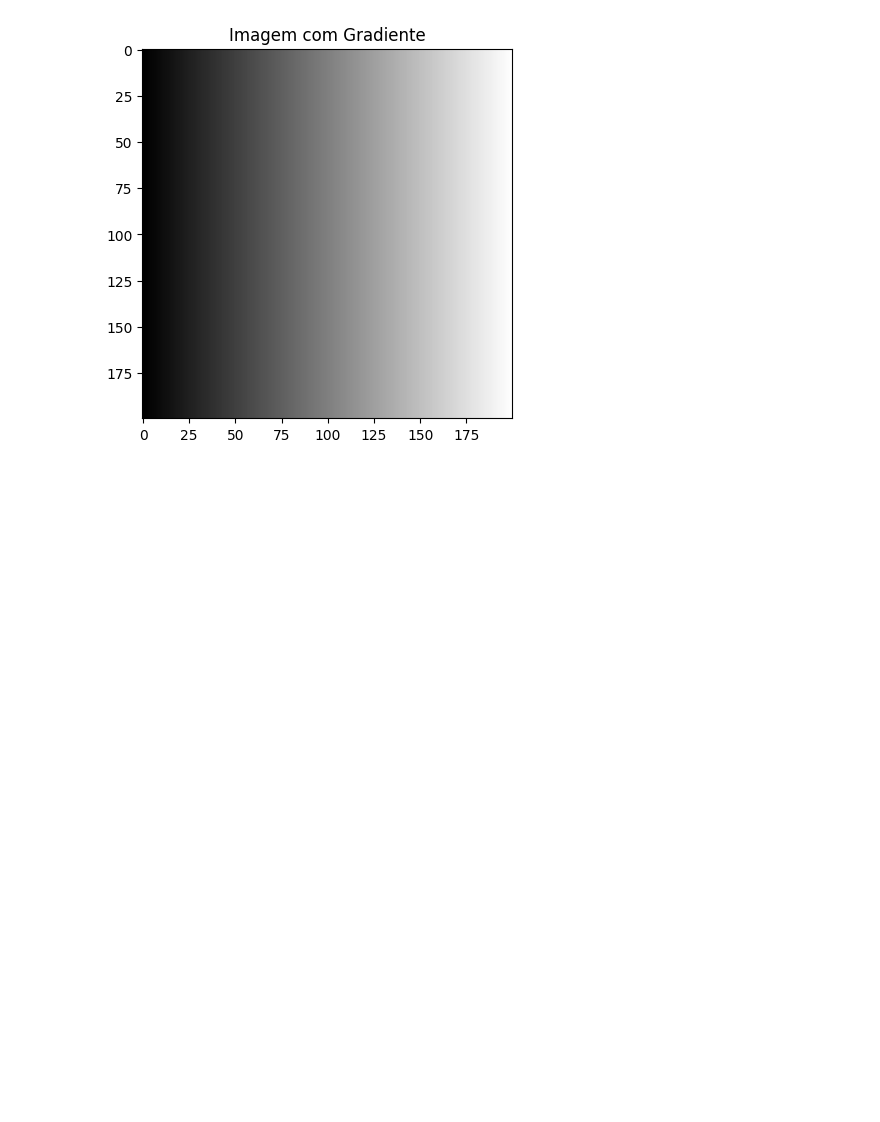
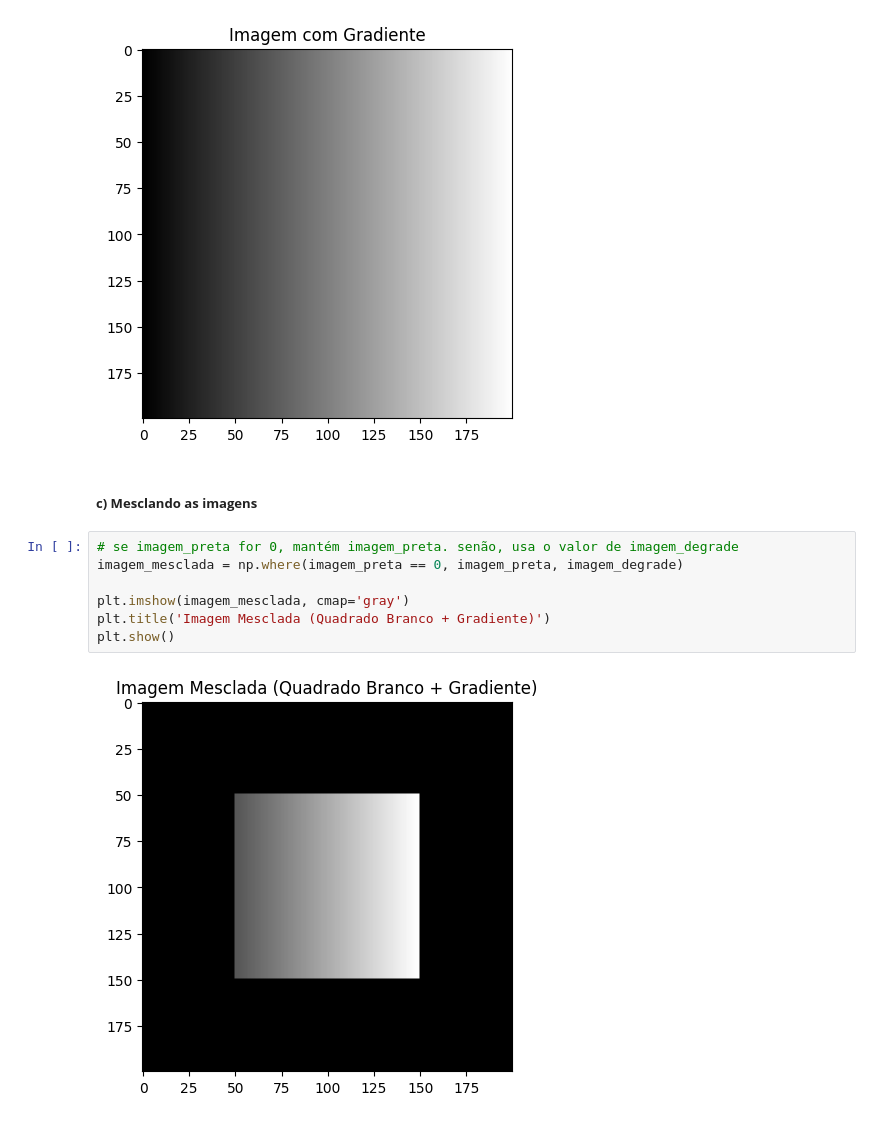
Before and after one commit to andref03/Processamento-Digital-Imagens-PDI, a Jupyter notebook: atividade_pratica_01/questao_01.ipynb, the cells around one changed output. Drawn from its saved outputs; the diff is of its cells as text; blank space fills up the shorter version.

Commit message:
implementing 1C with np.where()

```diff
--- a/atividade_pratica_01/questao_01.ipynb
+++ b/atividade_pratica_01/questao_01.ipynb
@@ -46,3 +46,14 @@ plt.title('Imagem com Gradiente')
 plt.show()
 # %% [output]
 [figure]
+# %% [markdown]
+##### **c) Mesclando as imagens**
+# %%
+# se imagem_preta for 0, mantém imagem_preta. senão, usa o valor de imagem_degrade
+imagem_mesclada = np.where(imagem_preta == 0, imagem_preta, imagem_degrade)
+
+plt.imshow(imagem_mesclada, cmap='gray')
+plt.title('Imagem Mesclada (Quadrado Branco + Gradiente)')
+plt.show()
+# %% [output]
+[figure, added]
```
